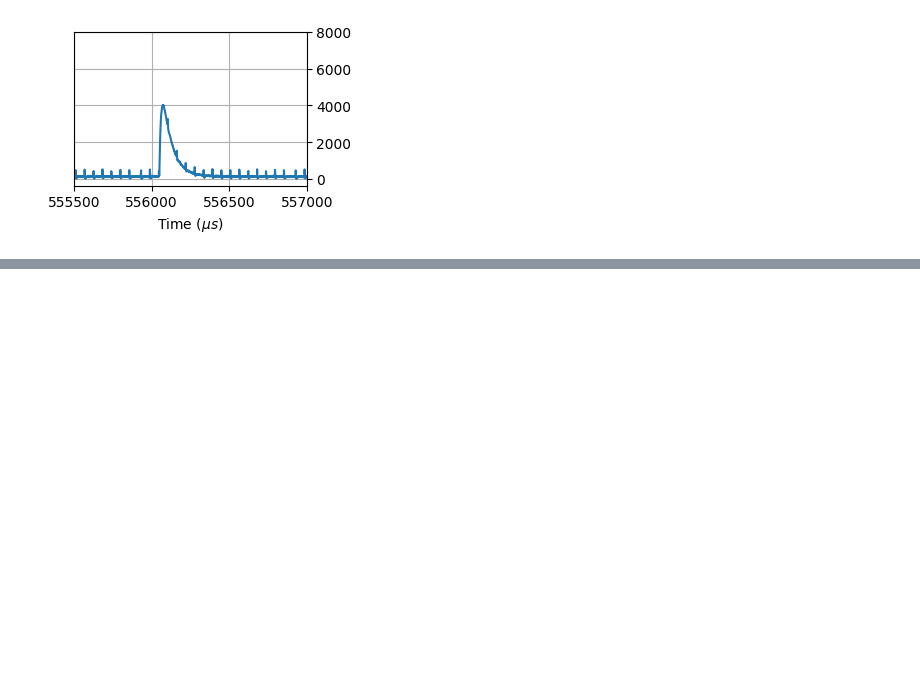
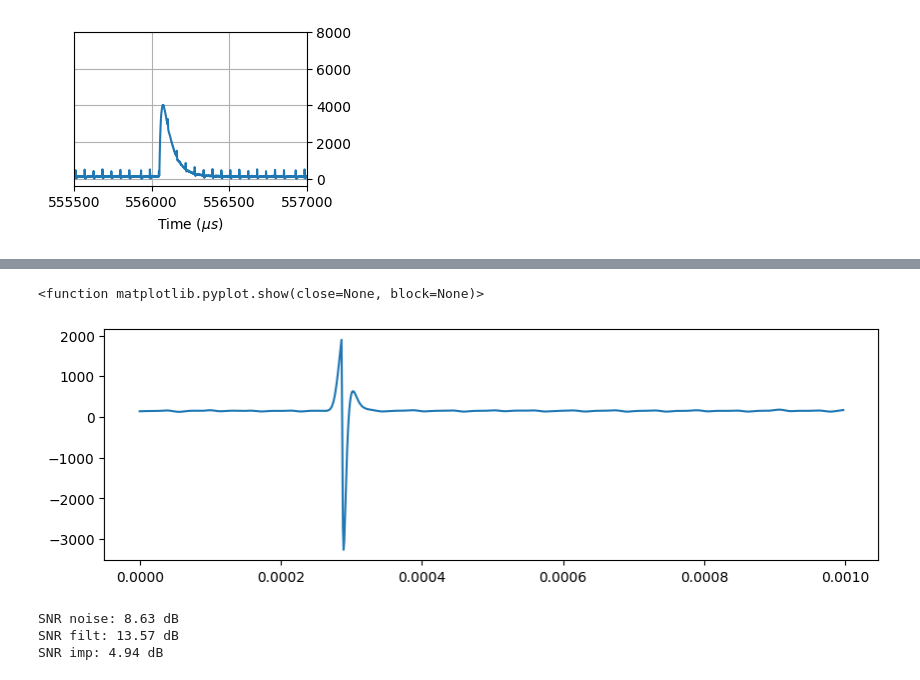
Before and after one commit to fabioc9675/TrapezoidalShaper_Prj, a Jupyter notebook: Notebooks/SimulateSignal.ipynb, the cells around one changed output, grey strips where cells are left out. Cells and saved outputs as stored; diff of their text form; code cells hidden in the pictures; blank space fills up the shorter version.

```diff
--- a/Notebooks/SimulateSignal.ipynb
+++ b/Notebooks/SimulateSignal.ipynb
@@ -397,0 +431,26 @@ df.to_csv('data_s2.csv', index=False)
+# %%
+residual = modeled_filt - modeled_real
+
+plt.figure(figsize=(10,3))
+plt.plot(reduced_t,residual)
+plt.show
+# %% [output]
+<function matplotlib.pyplot.show(close=None, block=None)>
+[figure, added]
+# %%
+# Potencia de la señal y del ruido
+signal_power = np.mean(modeled_real ** 2)
+noise_power = np.mean(reduced_noise ** 2)
+resid_power = np.mean(residual ** 2)/10
+
+# Calcular SNR
+snr_noise = 10 * np.log10(signal_power / noise_power)
+snr_resid = 10 * np.log10(signal_power / resid_power)
+
+print(f"SNR noise: {snr_noise:.2f} dB")
+print(f"SNR filt: {snr_resid:.2f} dB")
+print(f"SNR imp: {snr_resid-snr_noise:.2f} dB")
+# %% [output]
+SNR noise: 8.63 dB
+SNR filt: 13.57 dB
+SNR imp: 4.94 dB
```
Also changed, not shown: parts of 5 cells of this notebook, 21 other files.
